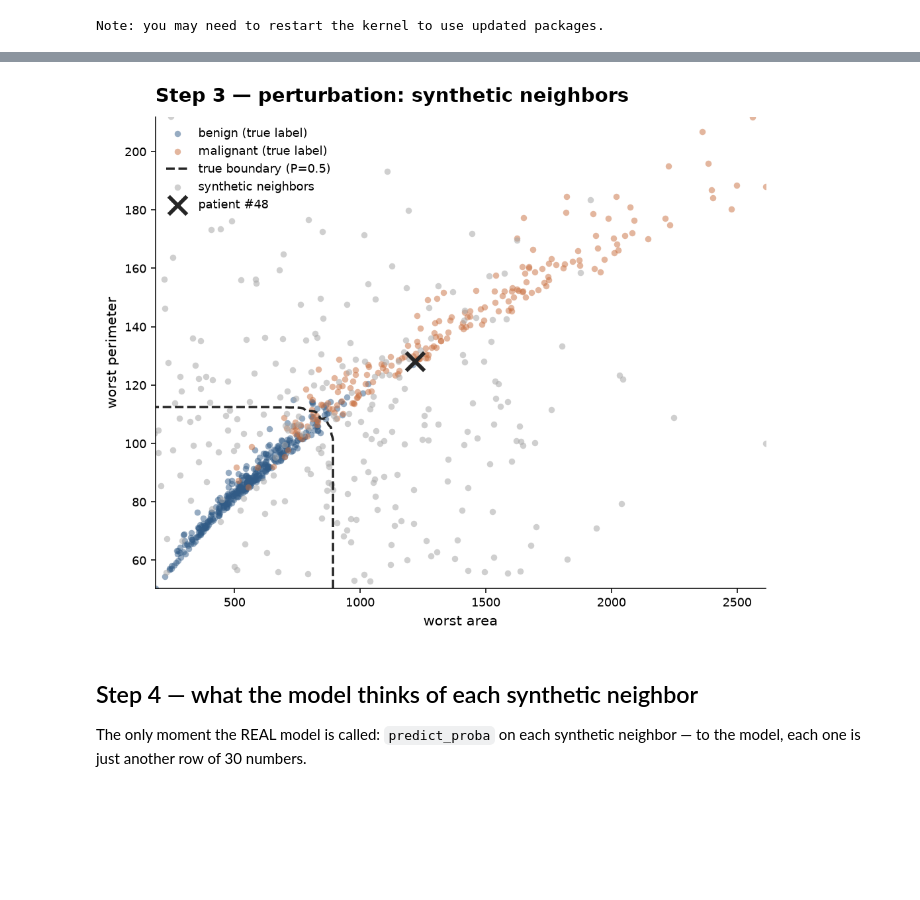
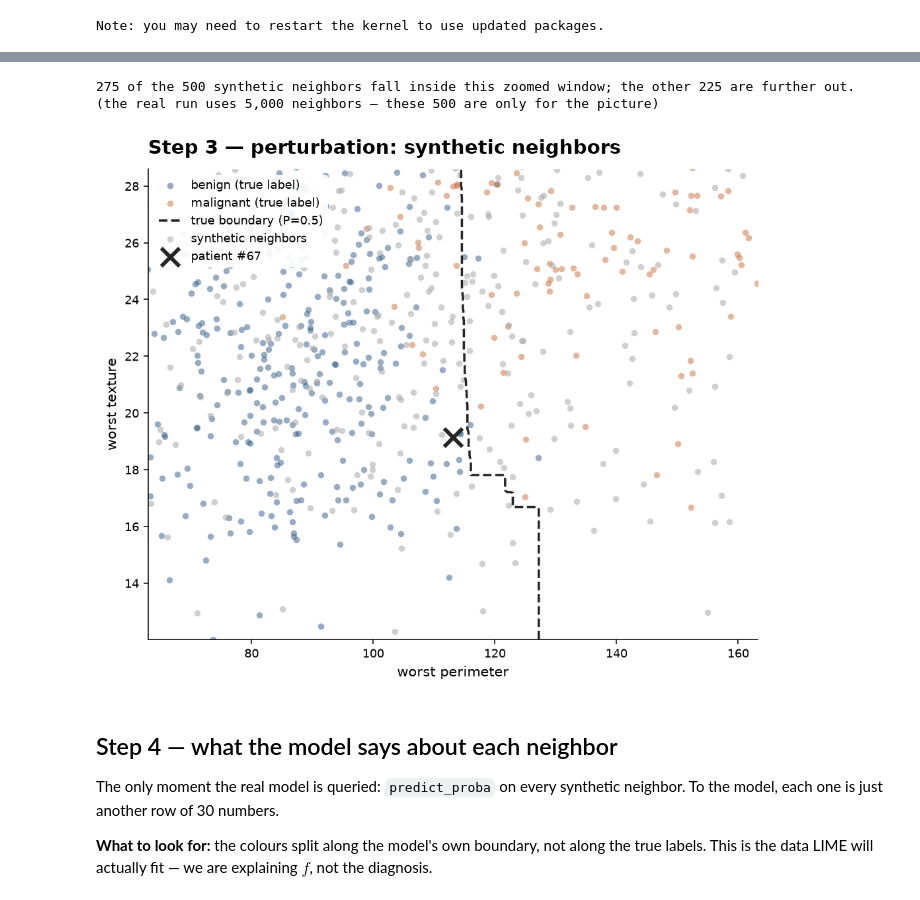
Before and after one commit to wbendinelli/interpretable-ml-lectures, a Jupyter notebook: modules/01-lime/notebooks/lime_walkthrough.ipynb, the cells around one changed output, grey strips where cells are left out. Saved outputs shown, nothing was run; the diff lists cells and outputs as text; code cells hidden in the pictures; blank space fills up the shorter version.

```diff
--- a/modules/01-lime/notebooks/lime_walkthrough.ipynb
+++ b/modules/01-lime/notebooks/lime_walkthrough.ipynb
@@ -107,7 +111,7 @@ proba_test = model.predict_proba(X_test)[:, 1]
 test_acc = accuracy_score(y_test, model.predict(X_test))
 test_auc = roc_auc_score(y_test, proba_test)
 
-instance_idx = 48  # found by the search — see text above
+instance_idx = 67  # see lime_internals.ipynb for the search that picks this patient
 row = X_test[instance_idx]
 row_proba = proba_test[instance_idx]
 predicted = class_names[int(row_proba >= 0.5)]
@@ -118,18 +122,21 @@ train_std = X_train.std(axis=0)
 row_scaled = (row - train_mean) / train_std
 kernel_width = 0.75 * np.sqrt(len(feature_names))
 
-axis_x_name, axis_y_name = "worst area", "worst perimeter"
+axis_x_name, axis_y_name = "worst perimeter", "worst texture"
 ix, iy = feat_idx[axis_x_name], feat_idx[axis_y_name]
+axis_corr = np.corrcoef(X_train[:, ix], X_train[:, iy])[0, 1]
 
 print(f"patient #{instance_idx}: P(benign)={row_proba:.3f}  predicted={predicted}  true={true_label}")
-print(f"test accuracy={test_acc:.1%}  ROC-AUC={test_auc:.3f}")
-print(f"chosen axes: {axis_x_name}={row[ix]:.1f}  |  {axis_y_name}={row[iy]:.1f}")
+print(f"model: test accuracy={test_acc:.1%}  ROC-AUC={test_auc:.3f}")
+print(f"plot axes: {axis_x_name}={row[ix]:.1f}  |  {axis_y_name}={row[iy]:.1f}")
+print(f"correlation between the two axes: {axis_corr:+.2f}  (low enough for a real 2-D picture)")
 
 
 def boundary_slice(clf, base_row, grid_x, grid_y):
     """The REAL decision boundary of the 30-feature model, sliced along the
     plane of the 2 chosen axes — the other 28 features stay fixed at THIS
-    patient's values (ceteris paribus)."""
+    patient's values (ceteris paribus). The slice is exact; only the
+    *viewing* is 2-D."""
     GX, GY = np.meshgrid(grid_x, grid_y)
     points = np.tile(base_row, (GX.size, 1))
     points[:, ix] = GX.ravel()
@@ -138,11 +145,14 @@ def boundary_slice(clf, base_row, grid_x, grid_y):
     return GX, GY, proba.reshape(GX.shape)
 
 
-# ONE window only, used in EVERY plot below (including the final combined
-# figure): ±2.5σ around the patient, clipped to the real data range —
-# without this, the boundary/line detail is too small to read across the
-# dataset's full span.
-WINDOW = 2.5
+# ONE window, used by every plot below and by the combined figure: ±1.5σ
+# around the patient on each axis, clipped to the real data range. Keeping
+# it fixed means nothing moves between steps except what LIME adds. The
+# zoom is deliberately tight — at the full data range the boundary and the
+# local fit are only a couple of pixels apart and the whole point is lost;
+# ±1.5σ still leaves ~370 real patients on screen for context, and is wide
+# enough to contain the 2.4σ neighborhood ellipse of step 2.
+WINDOW = 1.5
 lo_x, hi_x = X_all[:, ix].min(), X_all[:, ix].max()
 lo_y, hi_y = X_all[:, iy].min(), X_all[:, iy].max()
 grid_x = np.linspace(max(lo_x, row[ix] - WINDOW * train_std[ix]), min(hi_x, row[ix] + WINDOW * train_std[ix]), 220)
@@ -289,23 +317,35 @@ in `lime_internals.ipynb`.
 # %%
 rng_vis = np.random.RandomState(RANDOM_STATE)
-N_VIS = 300
+N_VIS = 500
 Z_vis = train_mean + train_std * rng_vis.normal(0, 1, size=(N_VIS, len(feature_names)))
+
+in_window = ((Z_vis[:, ix] >= grid_x.min()) & (Z_vis[:, ix] <= grid_x.max()) &
+             (Z_vis[:, iy] >= grid_y.min()) & (Z_vis[:, iy] <= grid_y.max()))
+print(f"{in_window.sum()} of the {N_VIS} synthetic neighbors fall inside this zoomed window; "
+      f"the other {N_VIS - in_window.sum()} are further out.")
+print("(the real run uses 5,000 neighbors — these 500 are only for the picture)")
 
 fig, ax = new_figure("Step 3 — perturbation: synthetic neighbors")
 draw_base(ax)
 draw_neighbors(ax, Z_vis, colors=GRAY, label="synthetic neighbors")
 draw_patient(ax)
 add_legend(ax)
 save_figure(fig, "lime_step_3")
 plt.show()
 # %% [output]
+275 of the 500 synthetic neighbors fall inside this zoomed window; the other 225 are further out.
+(the real run uses 5,000 neighbors — these 500 are only for the picture)
-[figure, old version]
+[figure, new version]
 # %% [markdown]
-## Step 4 — what the model thinks of each synthetic neighbor
+## Step 4 — what the model says about each neighbor
 
-The only moment the REAL model is called: `predict_proba` on each
-synthetic neighbor — to the model, each one is just another row of 30
+The only moment the real model is queried: `predict_proba` on every
+synthetic neighbor. To the model, each one is just another row of 30
 numbers.
+
+**What to look for:** the colours split along the model's own boundary,
+not along the true labels. This is the data LIME will actually fit — we
+are explaining $f$, not the diagnosis.
 # %%
 Z_vis_proba = model.predict_proba(Z_vis)[:, 1]
 neighbor_colors = np.where(Z_vis_proba >= 0.5, BLUE, TERRACOTTA)
```
Also changed, not shown: parts of 45 cells of this notebook, 14 other files.
